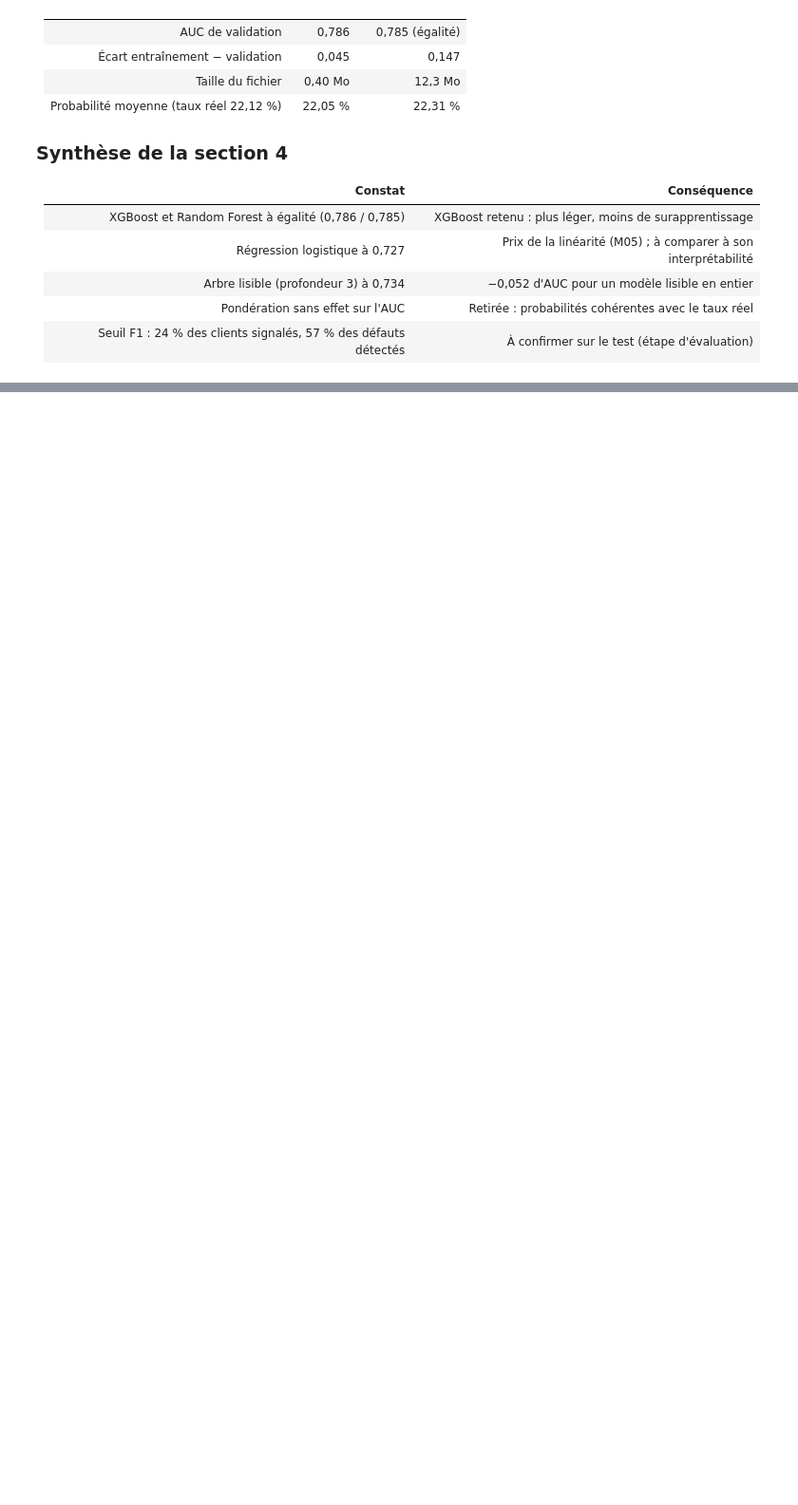
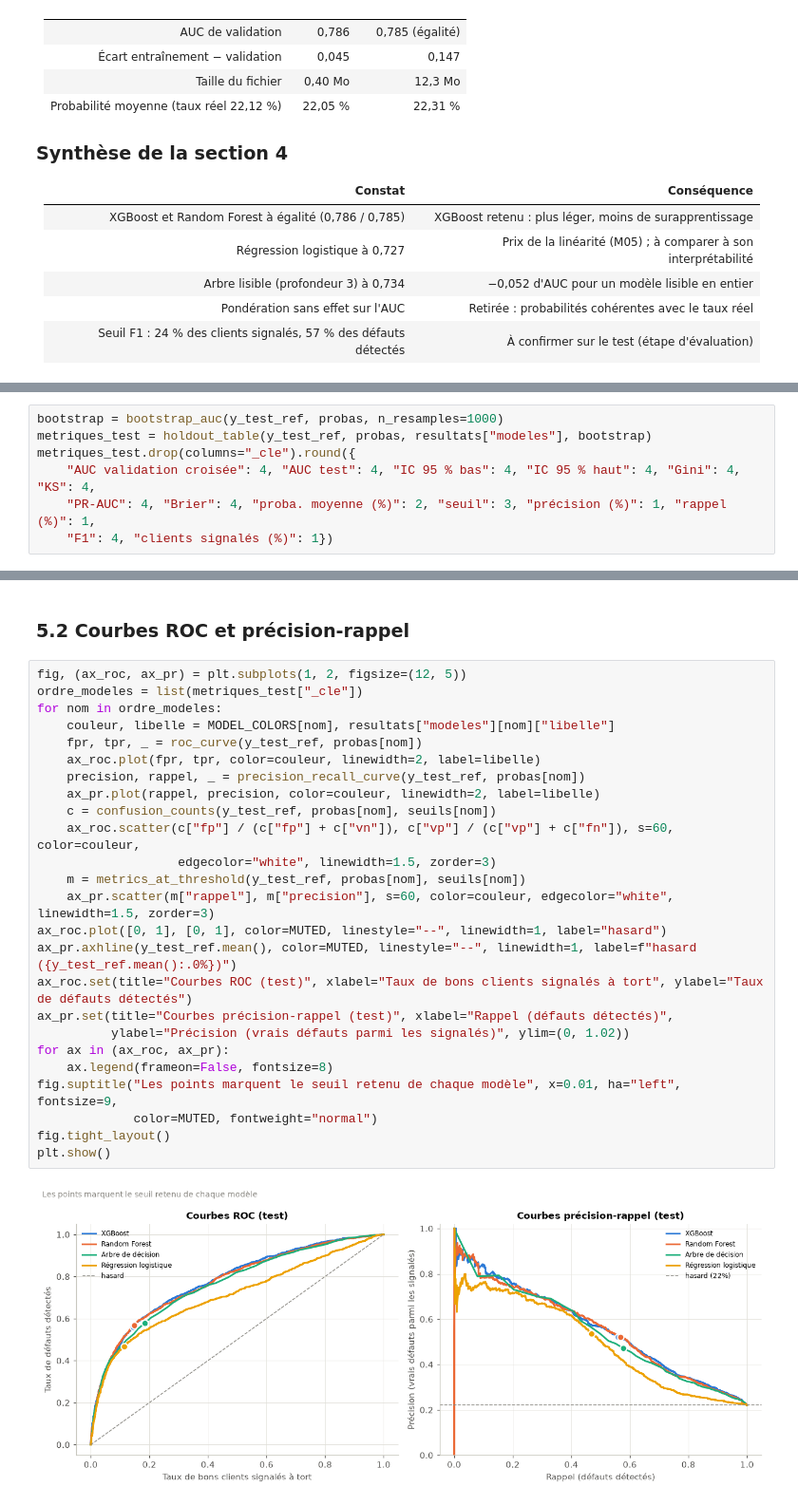
Before and after one commit to aljene307/credit-scoring-xai, a Jupyter notebook: notebooks/analyse_credit.ipynb, the cells around one changed output, grey strips where cells are left out. Shown at 95% size. Cells and saved outputs as stored; diff of their text form; blank space fills up the shorter version.

```diff
--- a/notebooks/analyse_credit.ipynb
+++ b/notebooks/analyse_credit.ipynb
@@ -805,0 +834,7 @@ Choisi **sur la validation croisée, avant toute utilisation du jeu de test** :
+# %%
+bootstrap = bootstrap_auc(y_test_ref, probas, n_resamples=1000)
+metriques_test = holdout_table(y_test_ref, probas, resultats["modeles"], bootstrap)
+metriques_test.drop(columns="_cle").round({
+    "AUC validation croisée": 4, "AUC test": 4, "IC 95 % bas": 4, "IC 95 % haut": 4, "Gini": 4, "KS": 4,
+    "PR-AUC": 4, "Brier": 4, "proba. moyenne (%)": 2, "seuil": 3, "précision (%)": 1, "rappel (%)": 1,
+    "F1": 4, "clients signalés (%)": 1})
@@ -805,0 +862,29 @@ Choisi **sur la validation croisée, avant toute utilisation du jeu de test** :
+# %% [markdown]
+### 5.2 Courbes ROC et précision-rappel
+# %%
+fig, (ax_roc, ax_pr) = plt.subplots(1, 2, figsize=(12, 5))
+ordre_modeles = list(metriques_test["_cle"])
+for nom in ordre_modeles:
+    couleur, libelle = MODEL_COLORS[nom], resultats["modeles"][nom]["libelle"]
+    fpr, tpr, _ = roc_curve(y_test_ref, probas[nom])
+    ax_roc.plot(fpr, tpr, color=couleur, linewidth=2, label=libelle)
+    precision, rappel, _ = precision_recall_curve(y_test_ref, probas[nom])
+    ax_pr.plot(rappel, precision, color=couleur, linewidth=2, label=libelle)
+    c = confusion_counts(y_test_ref, probas[nom], seuils[nom])
+    ax_roc.scatter(c["fp"] / (c["fp"] + c["vn"]), c["vp"] / (c["vp"] + c["fn"]), s=60, color=couleur,
+                   edgecolor="white", linewidth=1.5, zorder=3)
+    m = metrics_at_threshold(y_test_ref, probas[nom], seuils[nom])
+    ax_pr.scatter(m["rappel"], m["precision"], s=60, color=couleur, edgecolor="white", linewidth=1.5, zorder=3)
+ax_roc.plot([0, 1], [0, 1], color=MUTED, linestyle="--", linewidth=1, label="hasard")
+ax_pr.axhline(y_test_ref.mean(), color=MUTED, linestyle="--", linewidth=1, label=f"hasard ({y_test_ref.mean():.0%})")
+ax_roc.set(title="Courbes ROC (test)", xlabel="Taux de bons clients signalés à tort", ylabel="Taux de défauts détectés")
+ax_pr.set(title="Courbes précision-rappel (test)", xlabel="Rappel (défauts détectés)",
+          ylabel="Précision (vrais défauts parmi les signalés)", ylim=(0, 1.02))
+for ax in (ax_roc, ax_pr):
+    ax.legend(frameon=False, fontsize=8)
+fig.suptitle("Les points marquent le seuil retenu de chaque modèle", x=0.01, ha="left", fontsize=9,
+             color=MUTED, fontweight="normal")
+fig.tight_layout()
+plt.show()
+# %% [output]
+[figure, added]
```
Also changed, not shown: parts of 18 cells of this notebook.
